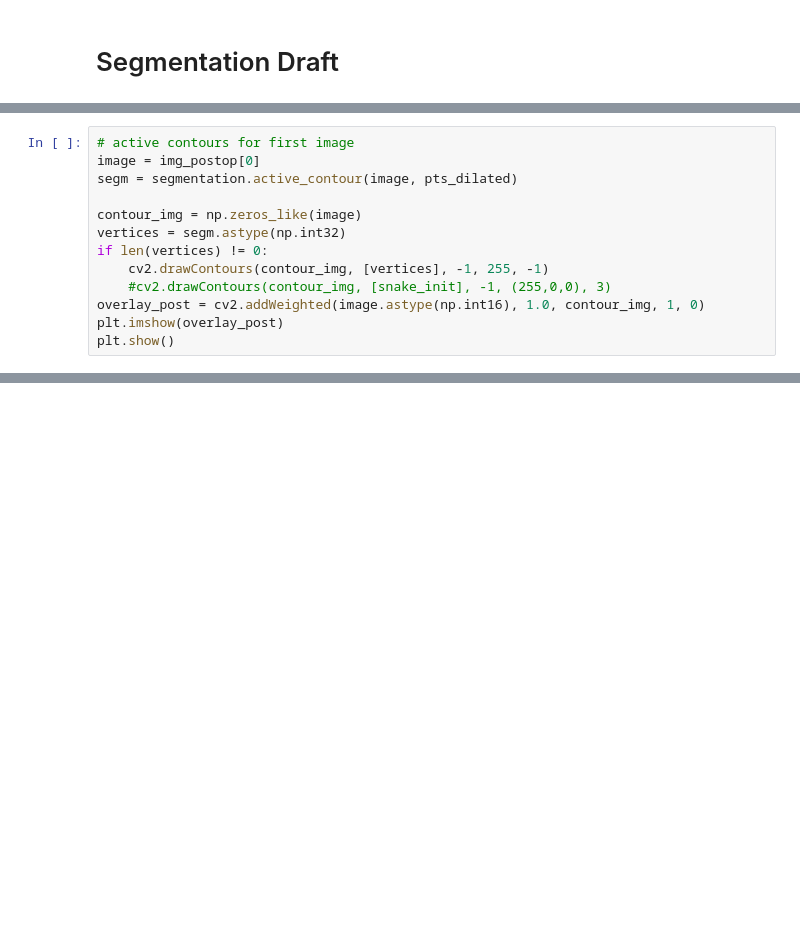
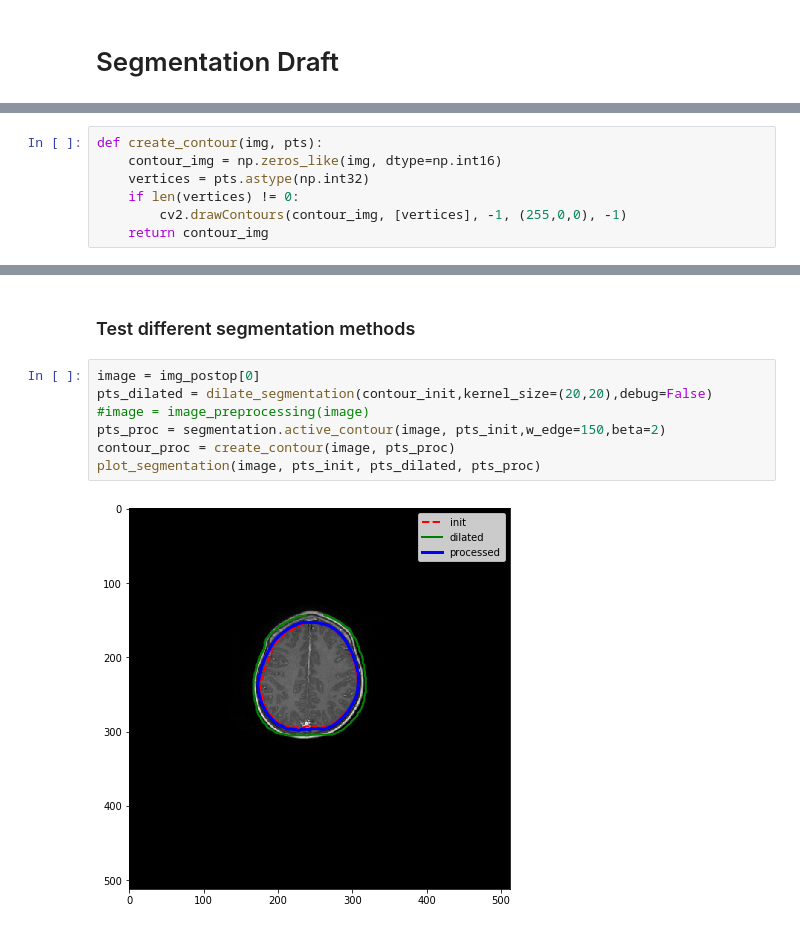
Before and after one commit to CarolineMagg/KidsBrainProject, a Jupyter notebook: data_preprocessing/active_contour_draft.ipynb, the cells around one changed output, grey strips where cells are left out. Cells and saved outputs as stored; diff of their text form; blank space fills up the shorter version.

```diff
--- a/data_preprocessing/active_contour_draft.ipynb
+++ b/data_preprocessing/active_contour_draft.ipynb
@@ -238,13 +223,7 @@ array([[235, 140],
 # %%
-# active contours for first image
-image = img_postop[0]
-segm = segmentation.active_contour(image, pts_dilated)
-
-contour_img = np.zeros_like(image)
-vertices = segm.astype(np.int32)
-if len(vertices) != 0:
-    cv2.drawContours(contour_img, [vertices], -1, 255, -1)
-    #cv2.drawContours(contour_img, [snake_init], -1, (255,0,0), 3)
-overlay_post = cv2.addWeighted(image.astype(np.int16), 1.0, contour_img, 1, 0)
-plt.imshow(overlay_post)
-plt.show()
+def create_contour(img, pts):
+    contour_img = np.zeros_like(img, dtype=np.int16)
+    vertices = pts.astype(np.int32)
+    if len(vertices) != 0:
+        cv2.drawContours(contour_img, [vertices], -1, (255,0,0), -1)
+    return contour_img
@@ -255,0 +291,11 @@ segm2 = segmentation.random_walker(image, snake_contour,beta = 3000)
+# %% [markdown]
+### Test different segmentation methods
+# %%
+image = img_postop[0]
+pts_dilated = dilate_segmentation(contour_init,kernel_size=(20,20),debug=False)
+#image = image_preprocessing(image)
+pts_proc = segmentation.active_contour(image, pts_init,w_edge=150,beta=2)
+contour_proc = create_contour(image, pts_proc)
+plot_segmentation(image, pts_init, pts_dilated, pts_proc)
+# %% [output]
+[figure, added]
```
Also changed, not shown: parts of 33 cells of this notebook.
